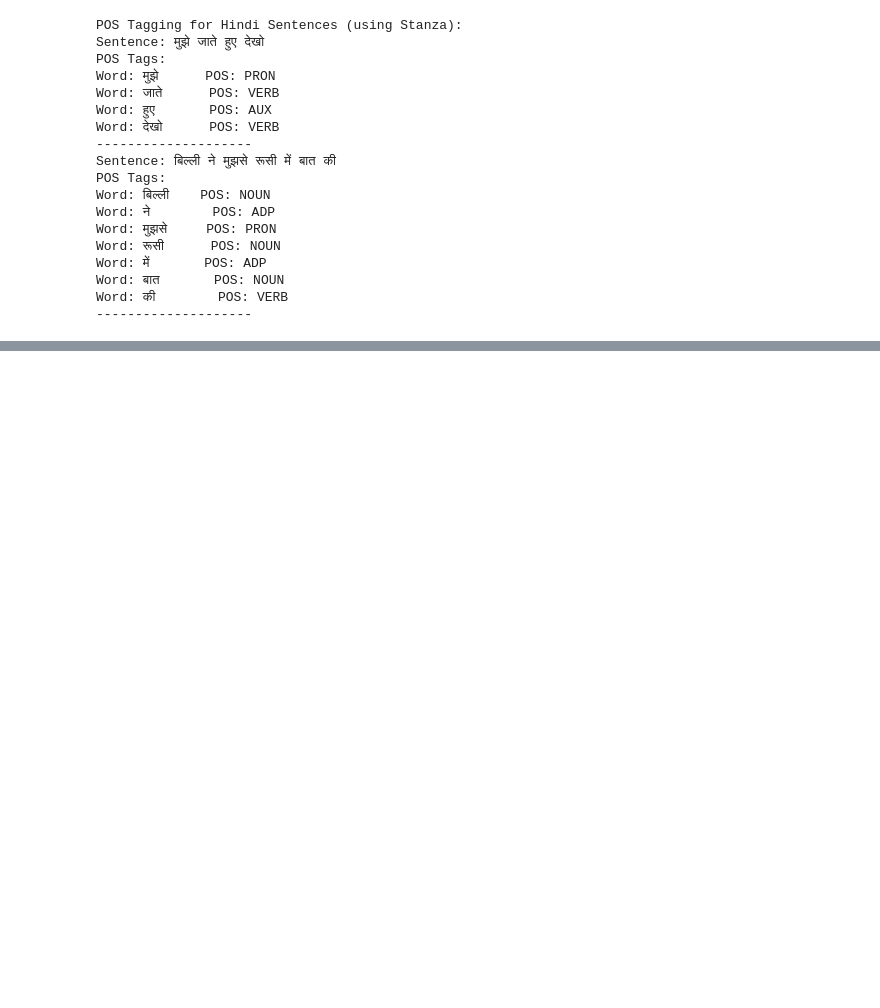
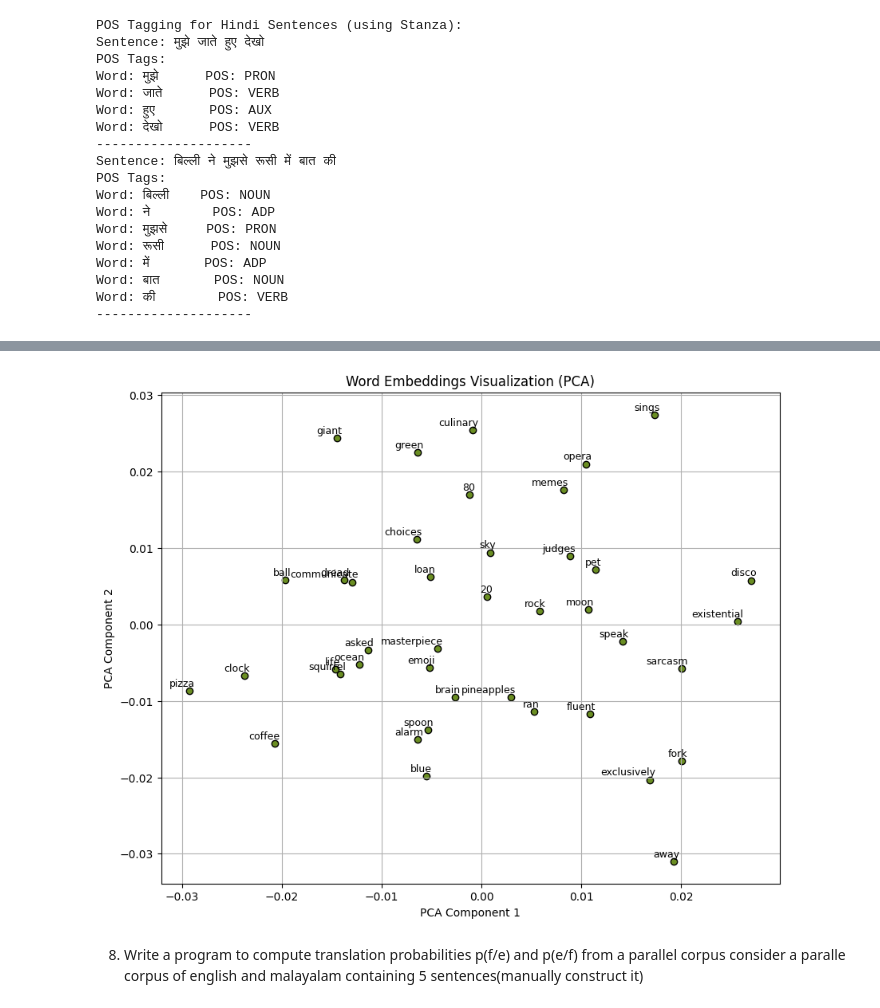
Before and after one commit to ssutharya/Computational_Linguistics, a Jupyter notebook: Computational_Linguistics.ipynb, the cells around one changed output, grey strips where cells are left out. Cells and saved outputs as stored; diff of their text form; code cells hidden in the pictures; blank space fills up the shorter version.

```diff
--- a/Computational_Linguistics.ipynb
+++ b/Computational_Linguistics.ipynb
@@ -305,0 +569,20 @@ Word: की        POS: VERB
+# %%
+import matplotlib.pyplot as plt
+
+# Plotting the PCA reduced vectors
+plt.figure(figsize=(10, 8))
+plt.scatter(vectors_pca[:, 0], vectors_pca[:, 1], edgecolors='k', c='olivedrab')
+
+for i, word in enumerate(words):
+    plt.annotate(word, xy=(vectors_pca[i, 0], vectors_pca[i, 1]), xytext=(5, 2),
+                 textcoords='offset points', ha='right', va='bottom', fontsize=9)
+
+plt.title('Word Embeddings Visualization (PCA)')
+plt.xlabel('PCA Component 1')
+plt.ylabel('PCA Component 2')
+plt.grid(True)
+plt.show()
+# %% [output]
+[figure, added]
+# %% [markdown]
+8. Write a program to compute translation probabilities p(f/e) and p(e/f) from a parallel corpus consider a paralle corpus of english and malayalam containing 5 sentences(manually construct it)
```
Also changed, not shown: parts of 9 cells of this notebook.
